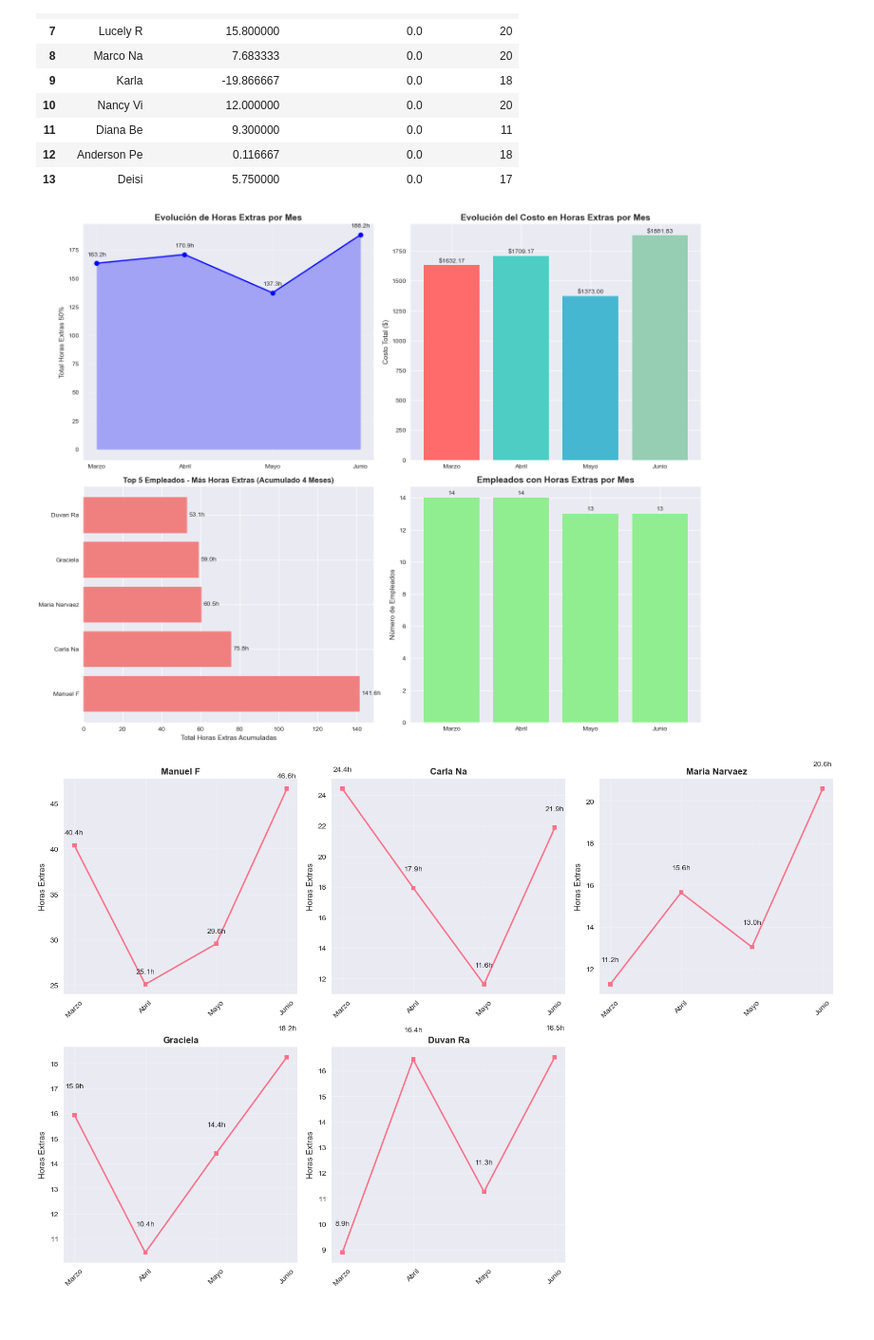
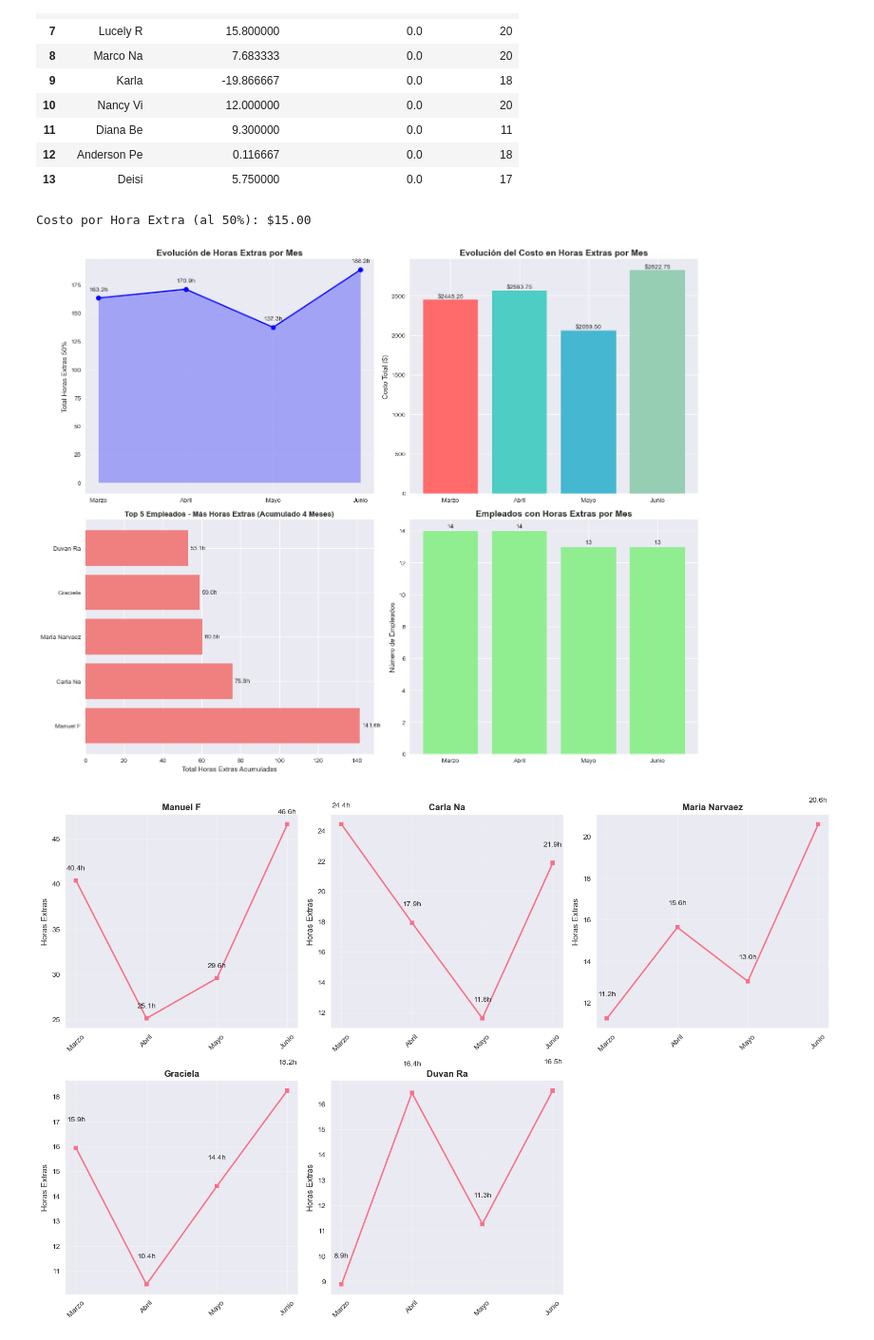
Before and after one commit to fundestpuente/ANALISIS-DE-HORAS-EXTRAS-A-PARTIR-DE-SISTEMAS-BIOMETRICOS-DE-CONTROL-DE-ASISTENCIA, a Jupyter notebook: analisis.ipynb, the cells around one changed output. Shown: that part at 95% size. Drawn from its saved outputs; the diff is of its cells as text; code cells hidden in the pictures.

Commit message:
Cálculo de Costo de Horas Extras

```diff
--- a/analisis.ipynb
+++ b/analisis.ipynb
@@ -235,9 +235,17 @@ rep_junio['Mes'] = 'Junio'
 # Combinar todos los datos
 todos_meses = pd.concat([rep_marzo, rep_abril, rep_mayo, rep_junio], ignore_index=True)
 
-# Calcular costo (asumiendo $10 por hora extra)
-costo_hora_extra = 10
-todos_meses['Costo Horas Extras'] = todos_meses['Total horas extras 50%'] * costo_hora_extra
+# Cálculo de Costo de Horas Extras
+
+# Definimos el costo base (Costo de una hora ordinaria)
+costo_hora_base = 10
+# Las horas extras al 50% se pagan al 150% (1.5 veces el costo base)
+factor_recargo_50 = 1.5
+
+# Multiplicamos: Horas Físicas * Costo Base * Factor de Recargo
+todos_meses['Costo Horas Extras'] = todos_meses['Total horas extras 50%'] * costo_hora_base * factor_recargo_50
+
+print(f"Costo por Hora Extra (al 50%): ${costo_hora_base * factor_recargo_50:.2f}")
 
 # 1. GRÁFICA COMPARATIVA: Evolución mensual del total de horas extras
 plt.figure(figsize=(15, 12))
@@ -397,34 +405,35 @@ plt.tight_layout()
 plt.show()
 
 # RESUMEN ESTADÍSTICO COMPARATIVO
 print("="*60)
 print("ANÁLISIS COMPARATIVO - MARZO A JUNIO 2024")
 print("="*60)
 
 for mes in meses:
     df_mes = todos_meses[todos_meses['Mes'] == mes]
     total_horas = df_mes['Total horas extras 50%'].sum()
     total_costo = df_mes['Costo Horas Extras'].sum()
     empleados_con_he = len(df_mes[df_mes['Total horas extras 50%'] > 0])
 
     print(f"\n{mes}:")
     print(f"  • Total horas extras: {total_horas:.1f} h")
     print(f"  • Costo total: ${total_costo:.2f}")
     print(f"  • Empleados con HE: {empleados_con_he}/{len(df_mes)}")
     print(f"  • Promedio HE por empleado: {total_horas/len(df_mes):.1f} h")
 
 # Análisis del empleado más consistente
 empleado_consistente = todos_meses.groupby('Nombre')['Total horas extras 50%'].mean().idxmax()
 promedio_consistente = todos_meses.groupby('Nombre')['Total horas extras 50%'].mean().max()
 
 print(f"\nEMPLEADO MÁS CONSISTENTE:")
 print(f"  • {empleado_consistente} - Promedio: {promedio_consistente:.1f} h/mes")
 
 # Costo acumulado de 4 meses
 costo_total_4_meses = todos_meses['Costo Horas Extras'].sum()
 print(f"\nINVERSIÓN TOTAL 4 MESES: ${costo_total_4_meses:.2f}")
 # %% [output]
+Costo por Hora Extra (al 50%): $15.00
-[figure, old version]
+[figure, new version]
 [figure]
 [figure]
 [figure]
```
Also changed, not shown: parts of 1 cell of this notebook.
